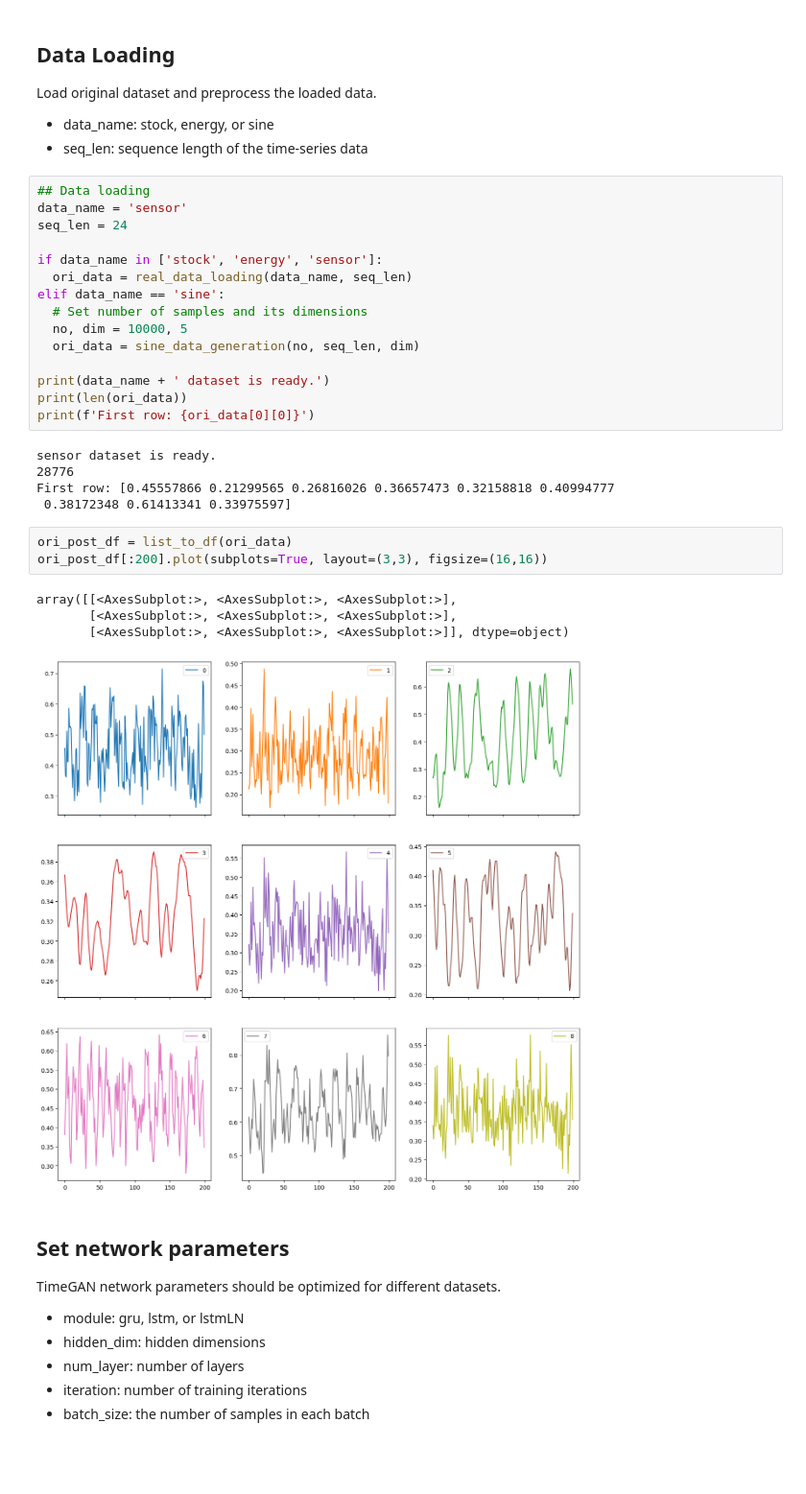
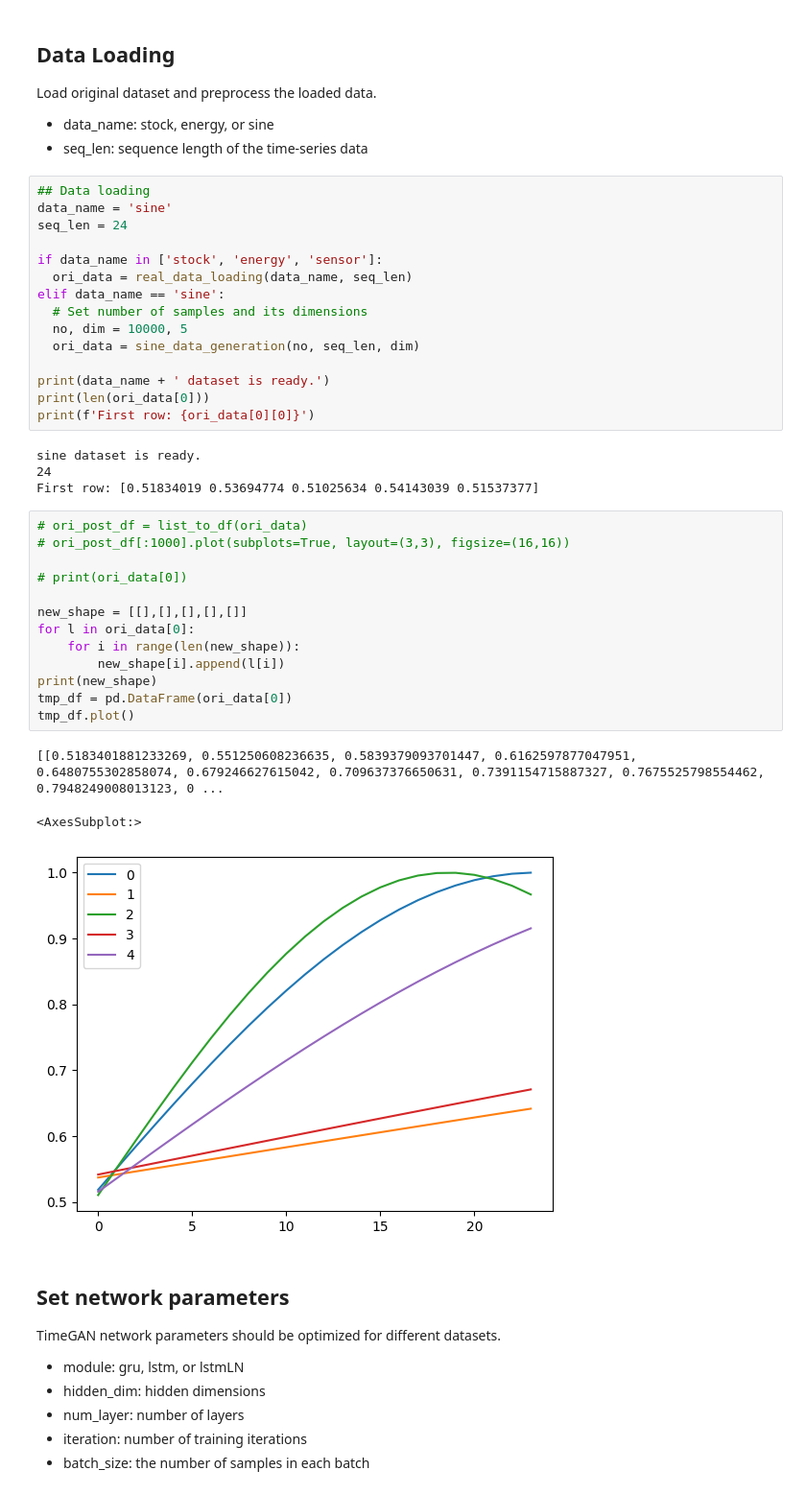
Before and after one commit to fredrikSveen/TimeGAN, a Jupyter notebook: tutorial_timegan.ipynb, the cells around one changed output. Shown at 96% size. Cells and saved outputs as stored; diff of their text form; blank space fills up the shorter version.

```diff
--- a/tutorial_timegan.ipynb
+++ b/tutorial_timegan.ipynb
@@ -61,7 +61,7 @@ Load original dataset and preprocess the loaded data.
 - seq_len: sequence length of the time-series data
 # %%
 ## Data loading
-data_name = 'sensor'
+data_name = 'sine'
 seq_len = 24
 
 if data_name in ['stock', 'energy', 'sensor']:
@@ -72,21 +72,29 @@ elif data_name == 'sine':
   ori_data = sine_data_generation(no, seq_len, dim)
 
 print(data_name + ' dataset is ready.')
-print(len(ori_data))
+print(len(ori_data[0]))
 print(f'First row: {ori_data[0][0]}')
 # %% [output]
-sensor dataset is ready.
-28776
-First row: [0.45557866 0.21299565 0.26816026 0.36657473 0.32158818 0.40994777
- 0.38172348 0.61413341 0.33975597]
+sine dataset is ready.
+24
+First row: [0.51834019 0.53694774 0.51025634 0.54143039 0.51537377]
-# %%
-ori_post_df = list_to_df(ori_data)
-ori_post_df[:200].plot(subplots=True, layout=(3,3), figsize=(16,16))
-# %% [output]
-array([[<AxesSubplot:>, <AxesSubplot:>, <AxesSubplot:>],
-       [<AxesSubplot:>, <AxesSubplot:>, <AxesSubplot:>],
-       [<AxesSubplot:>, <AxesSubplot:>, <AxesSubplot:>]], dtype=object)
-[figure, removed]
+# %%
+# ori_post_df = list_to_df(ori_data)
+# ori_post_df[:1000].plot(subplots=True, layout=(3,3), figsize=(16,16))
+
+# print(ori_data[0])
+
+new_shape = [[],[],[],[],[]]
+for l in ori_data[0]:
+    for i in range(len(new_shape)):
+        new_shape[i].append(l[i])
+print(new_shape)
+tmp_df = pd.DataFrame(ori_data[0])
+tmp_df.plot()
+# %% [output]
+[[0.5183401881233269, 0.551250608236635, 0.5839379093701447, 0.6162597877047951, 0.6480755302858074, 0.679246627615042, 0.709637376650631, 0.7391154715887327, 0.7675525798554462, 0.7948249008013123, 0 ...
+<AxesSubplot:>
+[figure, added]
 # %% [markdown]
 ## Set network parameters
 
```
Also changed, not shown: 1 other file.
